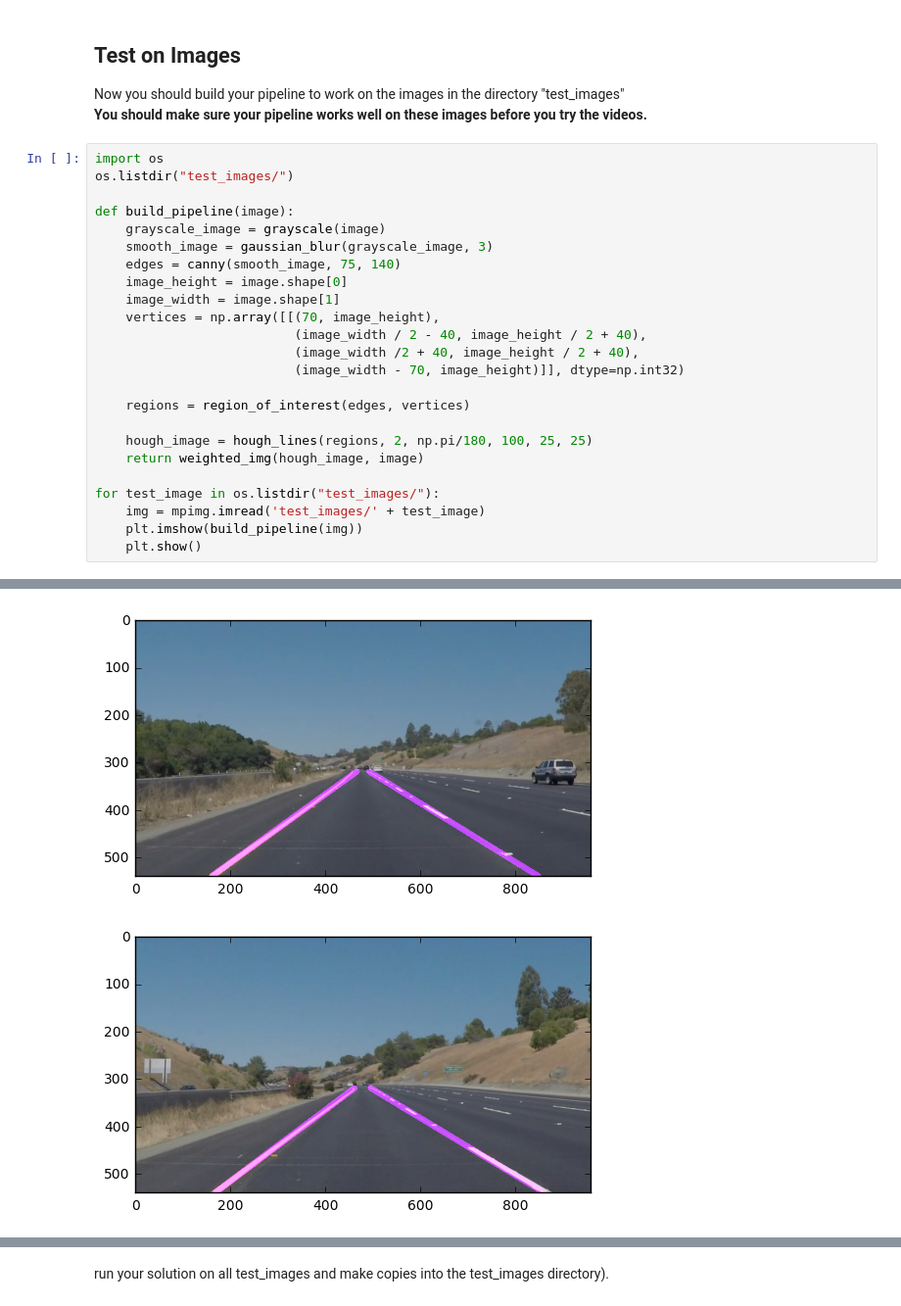
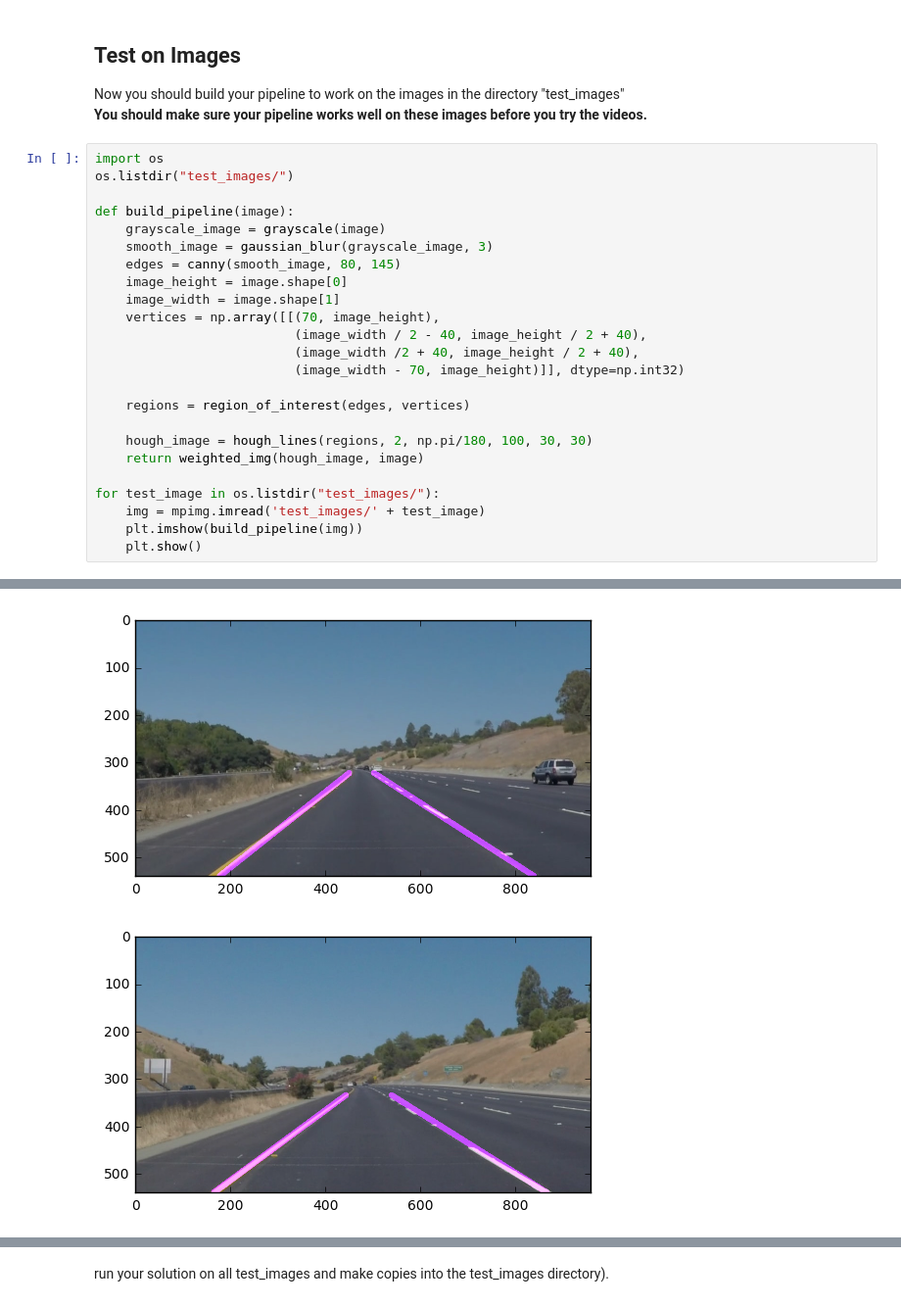
Before and after one commit to dmondello/CarND-LineLines-P1, a Jupyter notebook: P1.ipynb, the cells around one changed output, grey strips where cells are left out. Shown at 98% size. Drawn from its saved outputs; the diff is of its cells as text.

```diff
--- a/P1.ipynb
+++ b/P1.ipynb
@@ -226,7 +226,7 @@ os.listdir("test_images/")
 def build_pipeline(image):
     grayscale_image = grayscale(image)
     smooth_image = gaussian_blur(grayscale_image, 3)
-    edges = canny(smooth_image, 75, 140)
+    edges = canny(smooth_image, 80, 145)
     image_height = image.shape[0]
     image_width = image.shape[1]
     vertices = np.array([[(70, image_height),
@@ -236,7 +236,7 @@ def build_pipeline(image):
 
     regions = region_of_interest(edges, vertices)
 
-    hough_image = hough_lines(regions, 2, np.pi/180, 100, 25, 25)
+    hough_image = hough_lines(regions, 2, np.pi/180, 100, 30, 30)
     return weighted_img(hough_image, image)
 
 for test_image in os.listdir("test_images/"):
@@ -248,3 +248,3 @@ for test_image in os.listdir("test_images/"):
 [figure]
-[figure, old version]
+[figure, new version]
-[figure, old version]
+[figure, new version]
```
Also changed, not shown: parts of 3 cells of this notebook, 2 other files.
